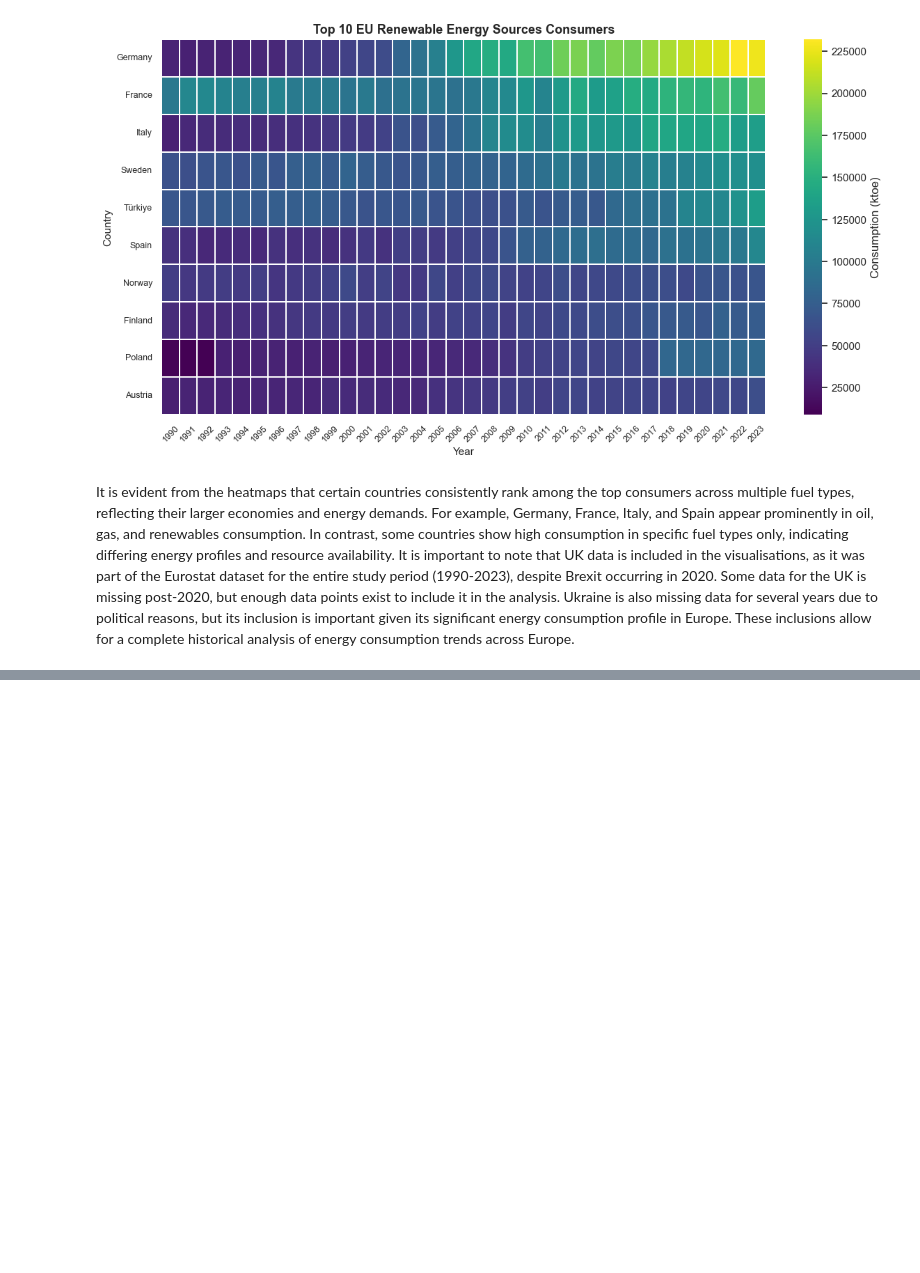
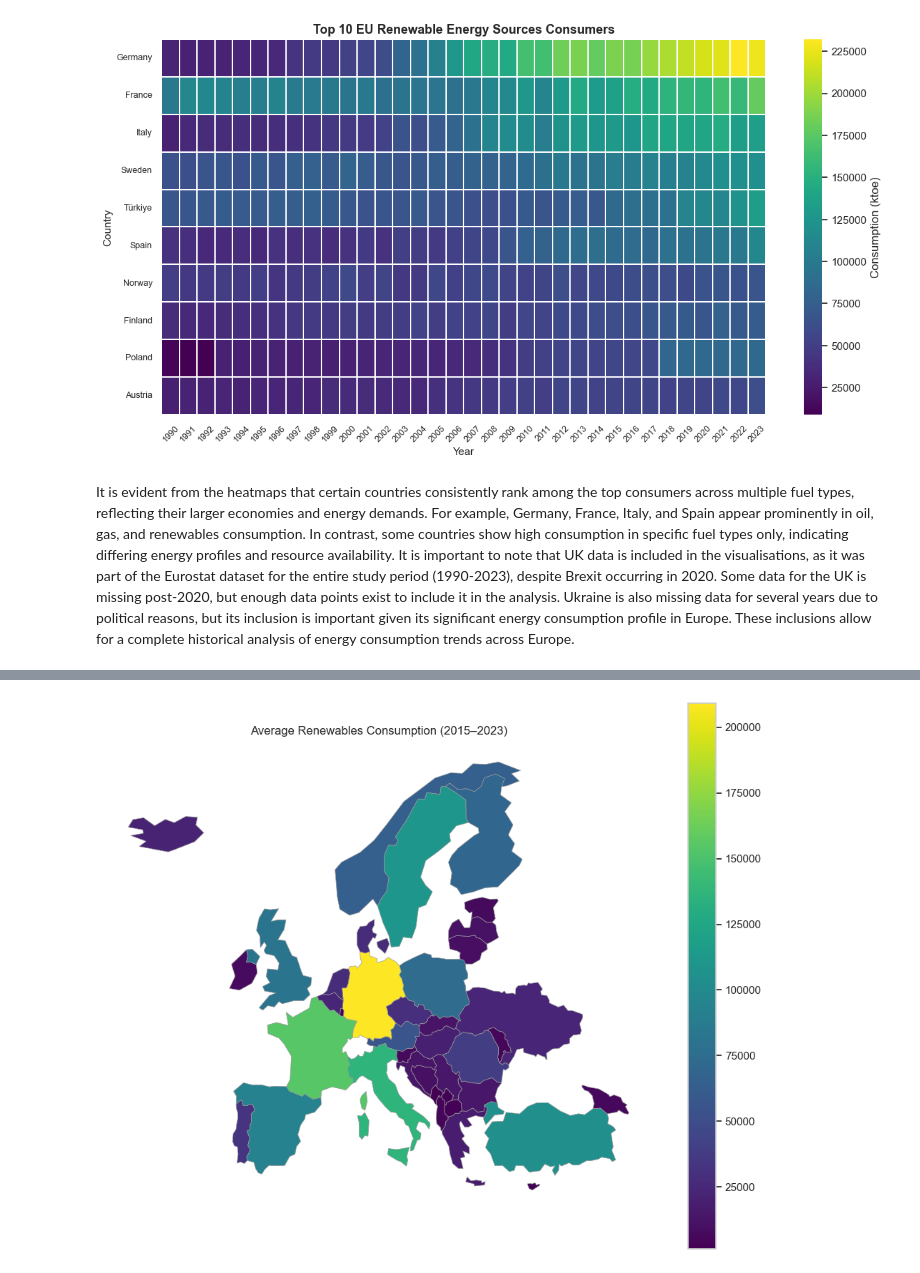
Before and after one commit to AnnaLozenko/PFDA_Project, a Jupyter notebook: eu_energy_sources_analysis.ipynb, the cells around one changed output, grey strips where cells are left out. Saved outputs shown, nothing was run; the diff lists cells and outputs as text; code cells hidden in the pictures; blank space fills up the shorter version.

```diff
--- a/eu_energy_sources_analysis.ipynb
+++ b/eu_energy_sources_analysis.ipynb
@@ -718,0 +847,6 @@ It is important to note that UK data is included in the visualisations, as it wa
+# %%
+
+geo_renew = build_geo_energy_map(world, renewables_clean)
+plot_fuel_map(geo_renew, "Renewables")
+# %% [output]
+[figure, added]
```
Also changed, not shown: parts of 16 cells of this notebook.
